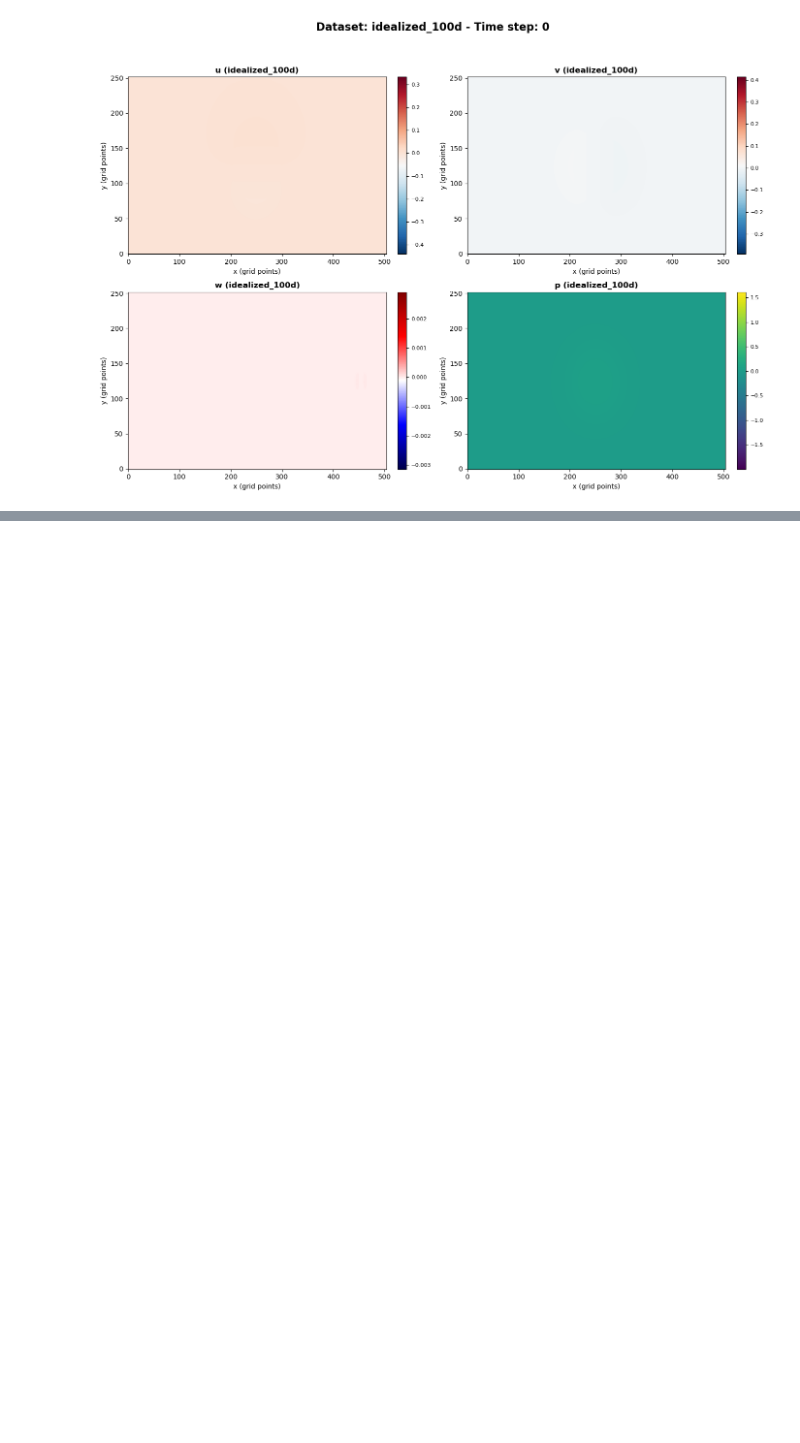
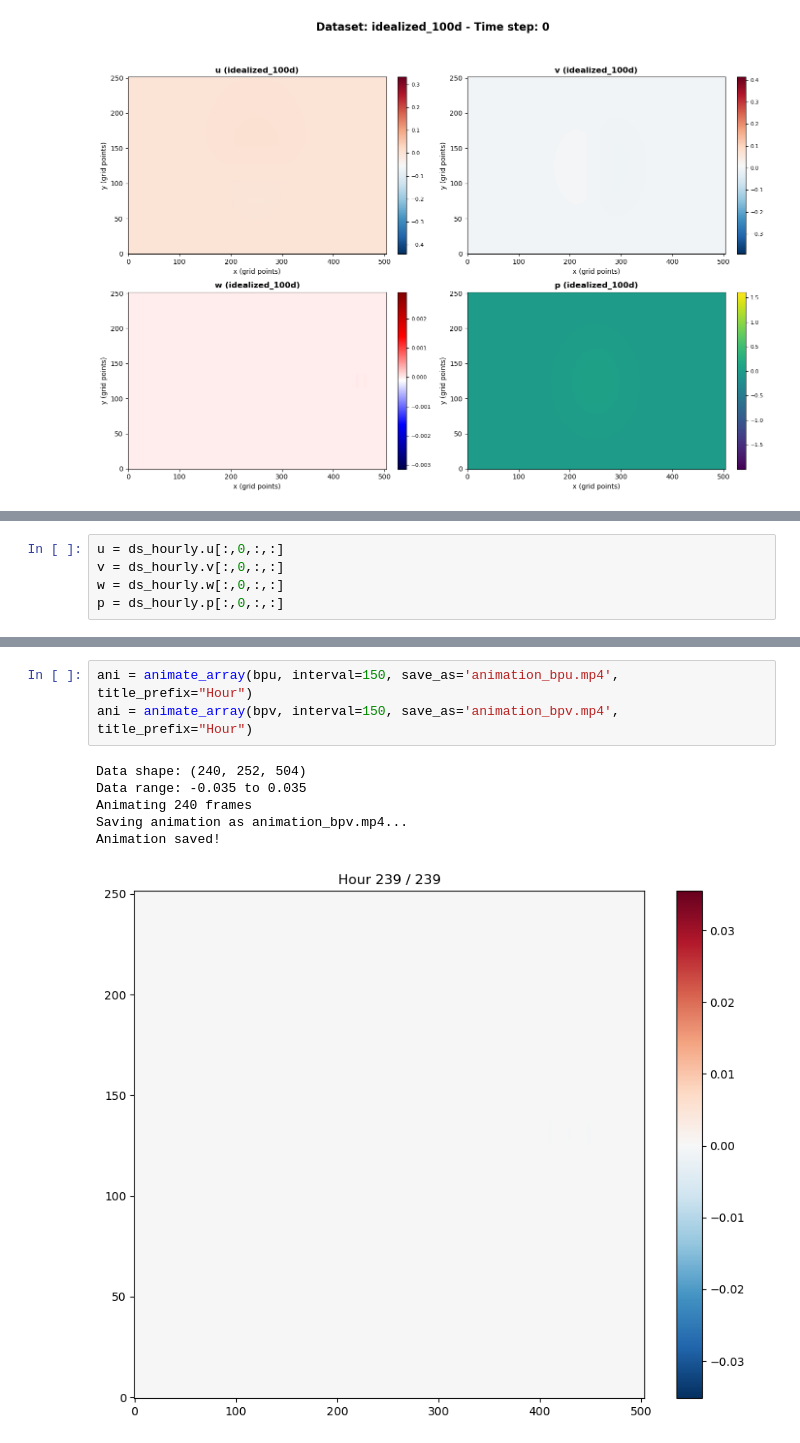
Before and after one commit to BelalAbdelhadi/ps3D, a Jupyter notebook: tide1/analysis/analyse.ipynb, the cells around one changed output, grey strips where cells are left out. Drawn from its saved outputs; the diff is of its cells as text; blank space fills up the shorter version.

```diff
--- a/tide1/analysis/analyse.ipynb
+++ b/tide1/analysis/analyse.ipynb
@@ -172,0 +186,5 @@ bpp = lfilter(b2, a2, p, axis=0)
+# %%
+u = ds_hourly.u[:,0,:,:]
+v = ds_hourly.v[:,0,:,:]
+w = ds_hourly.w[:,0,:,:]
+p = ds_hourly.p[:,0,:,:]
@@ -173 +271,11 @@ bpp = lfilter(b2, a2, p, axis=0)
+# %%
+ani = animate_array(bpu, interval=150, save_as='animation_bpu.mp4', title_prefix="Hour")
+ani = animate_array(bpv, interval=150, save_as='animation_bpv.mp4', title_prefix="Hour")
+# %% [output]
+Data shape: (240, 252, 504)
+Data range: -0.035 to 0.035
+Animating 240 frames
+Saving animation as animation_bpv.mp4...
+Animation saved!
+[figure, added]
 # %%
```
Also changed, not shown: parts of 20 cells of this notebook, 15 other files.
